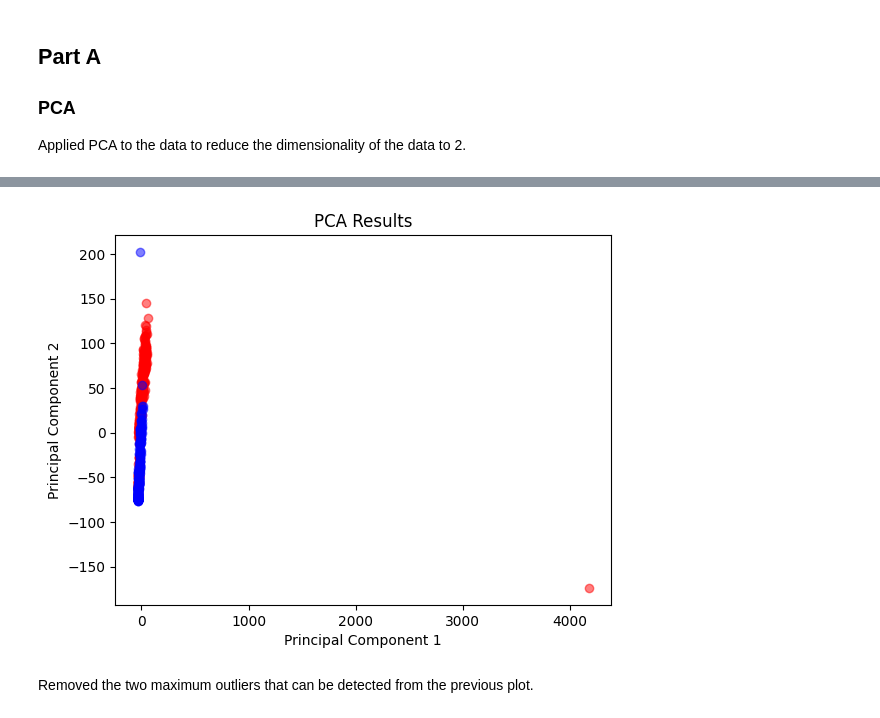
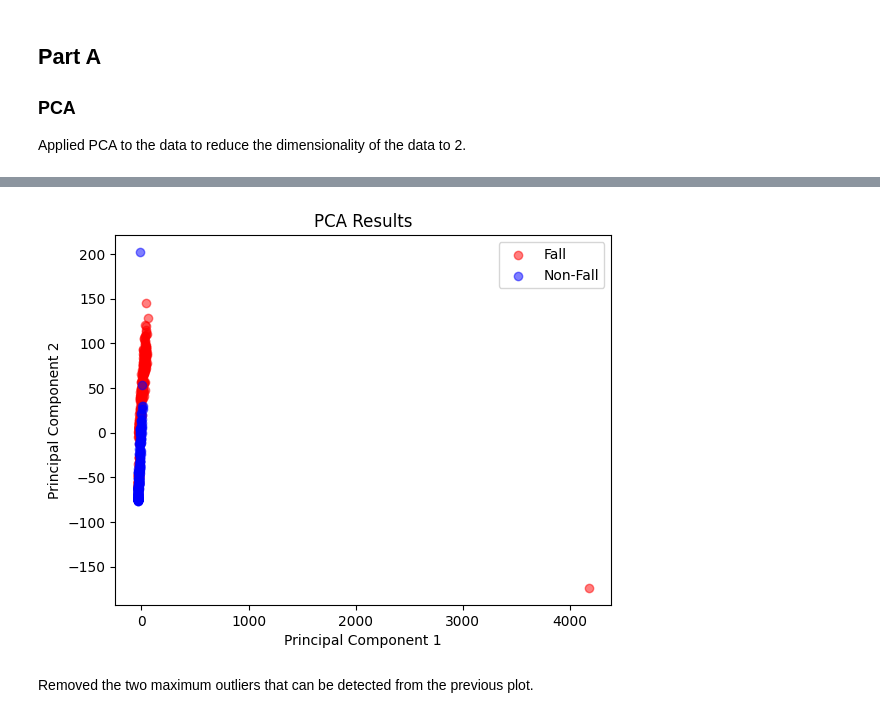
Before and after one commit to gorkemsolun/Fall-Detection, a Jupyter notebook: GE461_Project4_Gorkem_Kadir_Solun_22003214.ipynb, the cells around one changed output, grey strips where cells are left out. Drawn from its saved outputs; the diff is of its cells as text; code cells hidden in the pictures.

```diff
--- a/GE461_Project4_Gorkem_Kadir_Solun_22003214.ipynb
+++ b/GE461_Project4_Gorkem_Kadir_Solun_22003214.ipynb
@@ -104,6 +110,7 @@ def plot_pca_results(principal_components, labels, title):
     plt.xlabel("Principal Component 1")
     plt.ylabel("Principal Component 2")
     plt.title(title)
+    plt.legend()
     plt.show()
 
 
@@ -117,4 +124,4 @@ Total Explained Variance Percentage:  83.81883815238375
-[figure, old version]
+[figure, new version]
 # %% [markdown]
 Removed the two maximum outliers that can be detected from the previous plot.
 # %%
```
Also changed, not shown: parts of 12 cells of this notebook, 2 other files.
